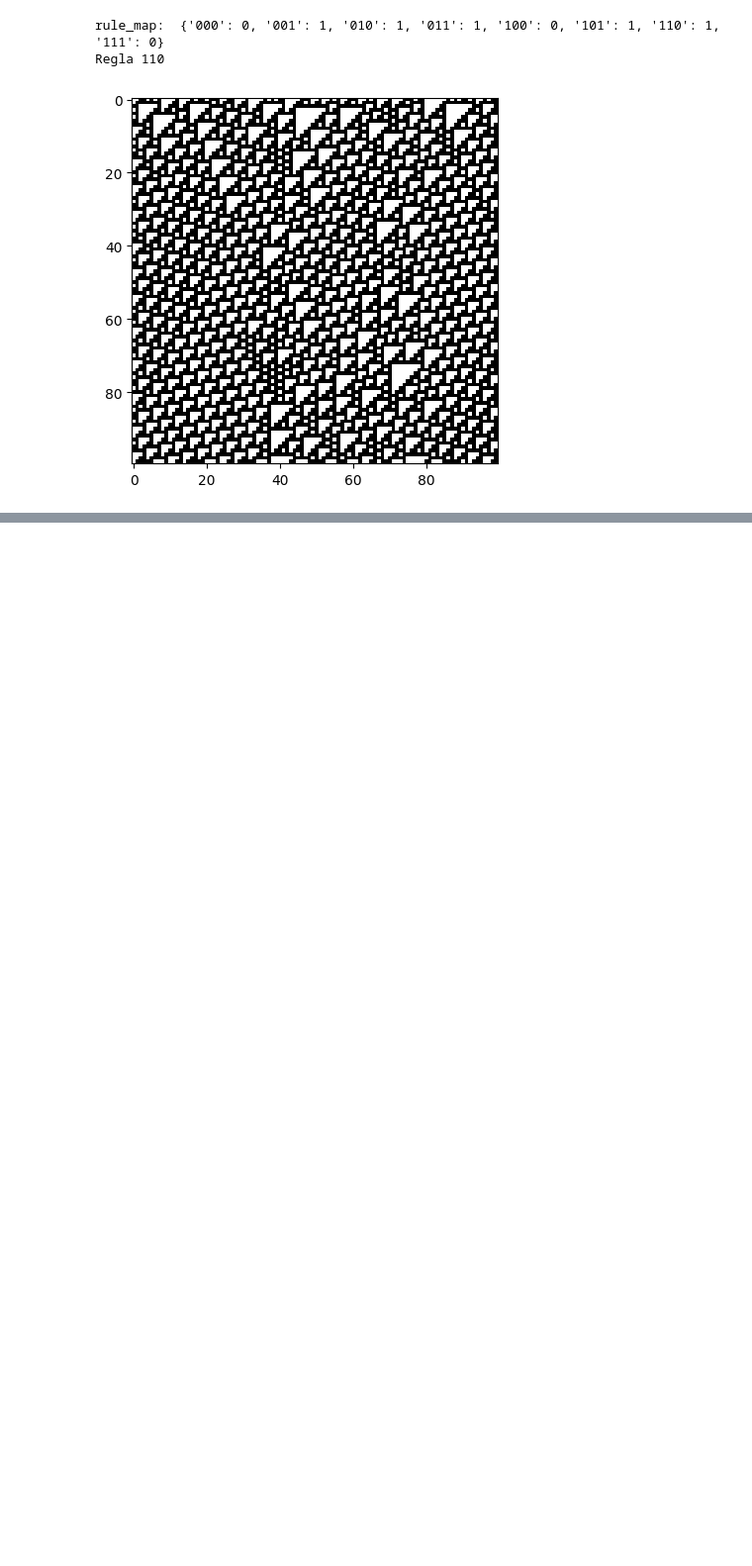
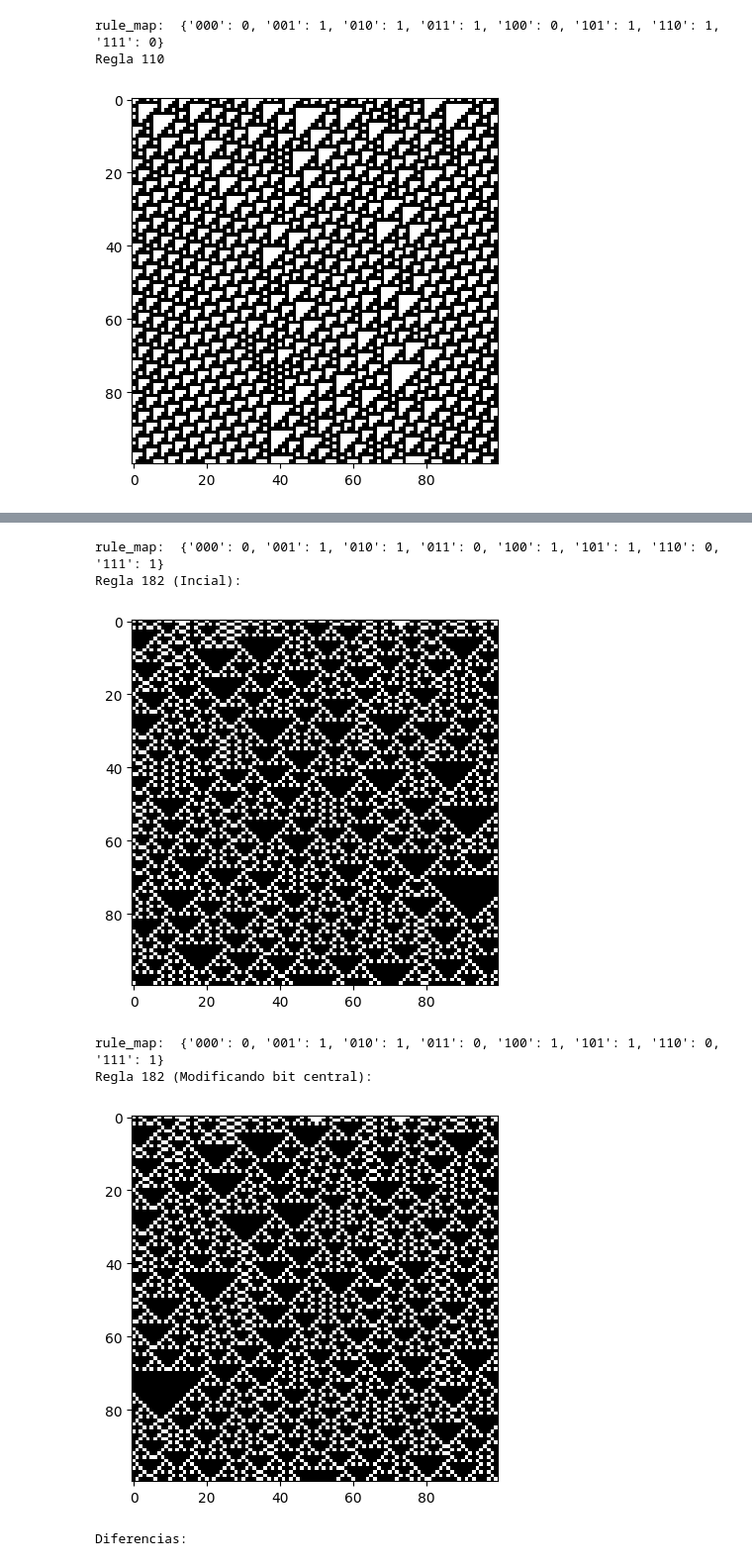
Before and after one commit to alexxriv/mba, a Jupyter notebook: practica01.ipynb, the cells around one changed output, grey strips where cells are left out. Shown at 99% size. Saved outputs shown, nothing was run; the diff lists cells and outputs as text; code cells hidden in the pictures; blank space fills up the shorter version.

Commit message:
ejercicio 2

```diff
--- a/practica01.ipynb
+++ b/practica01.ipynb
@@ -117,0 +118,40 @@ rule_map:  {'000': 0, '001': 1, '010': 1, '011': 1, '100': 1, '101': 0, '110': 0
+# %%
+# Ejercicio 2: Rega 182 con estado inicial personalizado y estado modificado por 1 bit
+rule_number = 182
+size = 100
+time_steps = 100
+boundary_type = 'periodic'
+condition_type = 'custom'
+custom_state = [0] * size
+
+# Estado inicial personalizado pseudoaleatorio
+for i in range(size):
+    custom_state[i] = np.random.randint(2)
+
+initial_state = initial_conditions(size, condition_type, custom_state)
+initial_grid = cellular_automaton(rule_number, initial_state, time_steps, boundary_type)
+
+print("Regla 182 (Incial):")
+plot_grid(initial_grid)
+
+# Estado inicial modificado por 1 bit central
+custom_state[size // 2] = 1 - custom_state[size // 2]
+
+
+initial_state = initial_conditions(size, condition_type, custom_state)
+modified_grid = cellular_automaton(rule_number, initial_state, time_steps, boundary_type)
+
+print("Regla 182 (Modificando bit central):")
+plot_grid(modified_grid)
+
+# Pintamos las diferencias
+print("Diferencias:")
+plot_grid(initial_grid - modified_grid)
+# %% [output]
+rule_map:  {'000': 0, '001': 1, '010': 1, '011': 0, '100': 1, '101': 1, '110': 0, '111': 1}
+Regla 182 (Incial):
+[figure, added]
+rule_map:  {'000': 0, '001': 1, '010': 1, '011': 0, '100': 1, '101': 1, '110': 0, '111': 1}
+Regla 182 (Modificando bit central):
+[figure, added]
+Diferencias:
```
Also changed, not shown: parts of 4 cells of this notebook.
